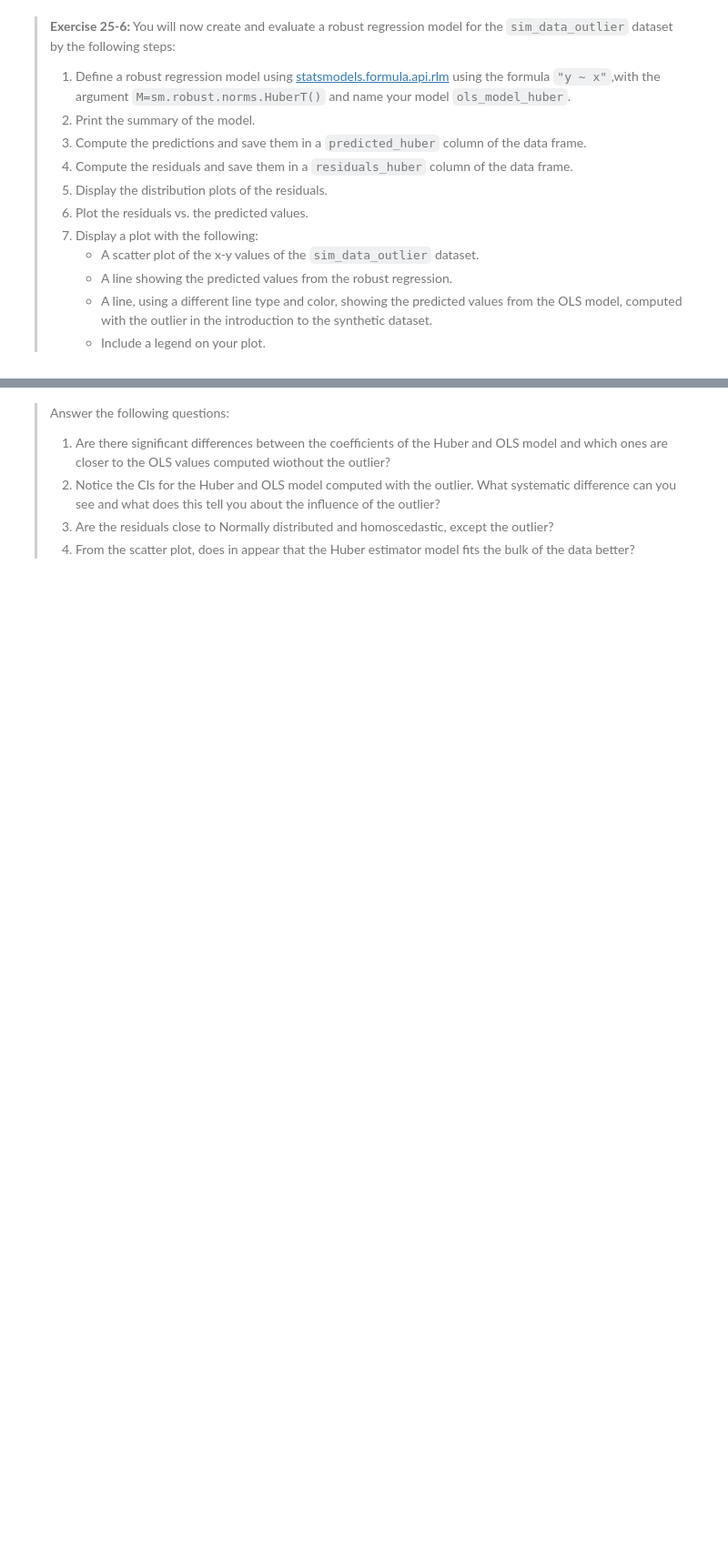
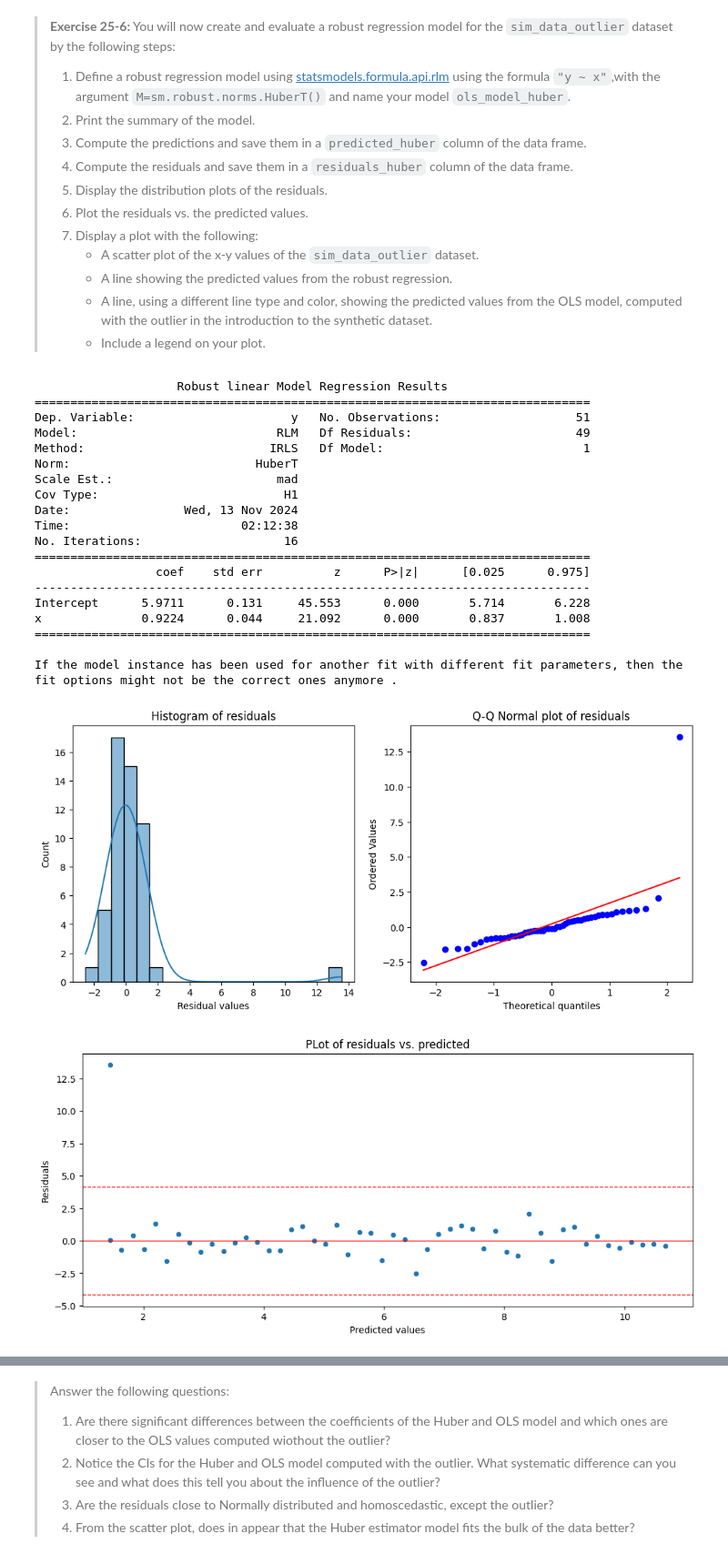
Before and after one commit to lscarval/CSCI-E-83-Fundamentals, a Jupyter notebook: Notebooks/25_Chapter25_ModelsForMessyData.ipynb, the cells around one changed output, grey strips where cells are left out. Shown at 91% size. Cells and saved outputs as stored; diff of their text form; code cells hidden in the pictures; blank space fills up the shorter version.

```diff
--- a/Notebooks/25_Chapter25_ModelsForMessyData.ipynb
+++ b/Notebooks/25_Chapter25_ModelsForMessyData.ipynb
@@ -1162,22 +1162,55 @@ The biweight estimator uses a smooth influence function that is locally linear a
 >     - A line, using a different line type and color, showing the predicted values from the OLS model, computed with the outlier in the introduction to the synthetic dataset.
 >     - Include a legend on your plot.
 # %%
-## Put your code below
+# 1. Define a robust regression model using the Huber estimator
+ols_model_huber = smf.rlm(formula="y ~ x", data=sim_data_outlier, M=sm.robust.norms.HuberT()).fit()
 
+# 2. Print the summary of the model
+print(ols_model_huber.summary())
 
+# 3. Compute the predictions and save them in a `predicted_huber` column of the data frame
+sim_data_outlier['predicted_huber'] = ols_model_huber.predict(sim_data_outlier['x'])
 
+# 4. Compute the residuals and save them in a `residuals_huber` column of the data frame
+sim_data_outlier['residuals_huber'] = sim_data_outlier['y'] - sim_data_outlier['predicted_huber']
 
+# 5. Display the distribution plots of the residuals
+plot_resid_dist(sim_data_outlier.loc[:,'residuals_huber'])
 
+# 6. Plot the residuals vs. the predicted values
+residual_plot(sim_data_outlier, predicted='predicted_huber', resids='residuals_huber')
 
-
+# 7. Display a plot with scatter plot and regression lines
 plot_resid_dist(sim_data_outlier.loc[:,'residuals_huber'])
 residual_plot(sim_data_outlier, predicted='predicted_huber', resids='residuals_huber')
 
 fig,ax = plt.subplots(figsize=(7,7))
 ax.plot(sim_data_outlier.x, sim_data_outlier.predicted_huber, color='red', label='Huber')
 ax = sns.lineplot(x='x', y='predicted_outlier', data=sim_data_outlier, color='blue', linestyle = 'dashed', label='OLS')
 ax = sns.lineplot(x='x', y='predicted_no_outlier', data=sim_data_outlier, color='orange', linestyle = 'dotted', label='OLS no outlier')
 sns.scatterplot(x='x', y='y', data=sim_data_outlier, ax=ax)
 ax.set_title('Scatterplot showing three regression lines')
 plt.legend()
 plt.show()
+# %% [output]
+                    Robust linear Model Regression Results
+==============================================================================
+Dep. Variable:                      y   No. Observations:                   51
+Model:                            RLM   Df Residuals:                       49
+Method:                          IRLS   Df Model:                            1
+Norm:                          HuberT
+Scale Est.:                       mad
+Cov Type:                          H1
+Date:                Wed, 13 Nov 2024
+Time:                        02:12:38
+No. Iterations:                    16
+==============================================================================
+                 coef    std err          z      P>|z|      [0.025      0.975]
+------------------------------------------------------------------------------
+Intercept      5.9711      0.131     45.553      0.000       5.714       6.228
+x              0.9224      0.044     21.092      0.000       0.837       1.008
+==============================================================================
+
+If the model instance has been used for another fit with different fit parameters, then the fit options might not be the correct ones anymore .
+[figure, added]
+[figure, added]
```
Also changed, not shown: parts of 5 cells of this notebook.
